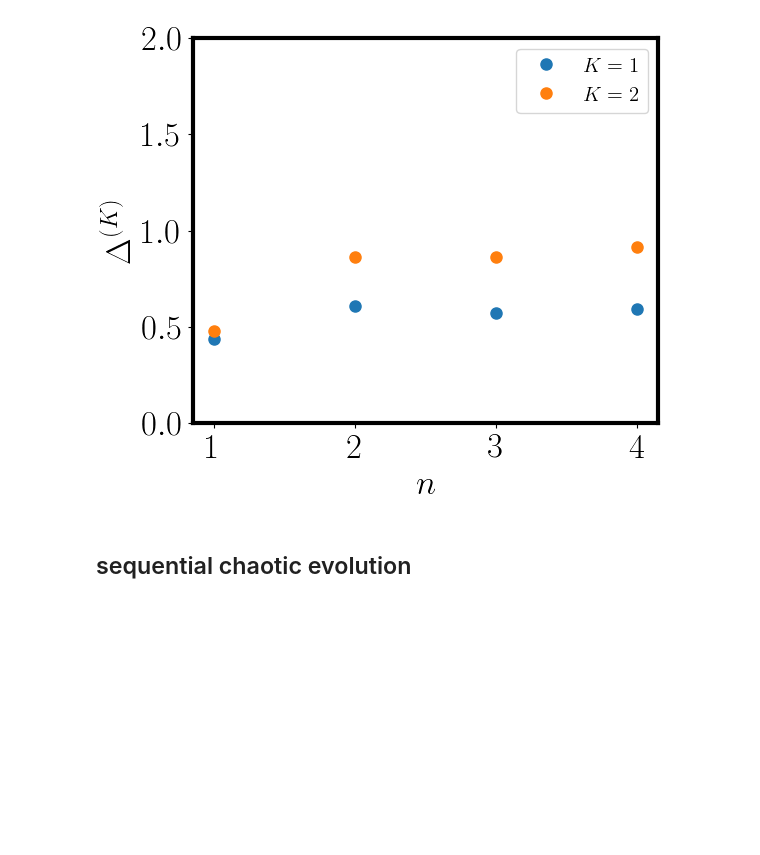
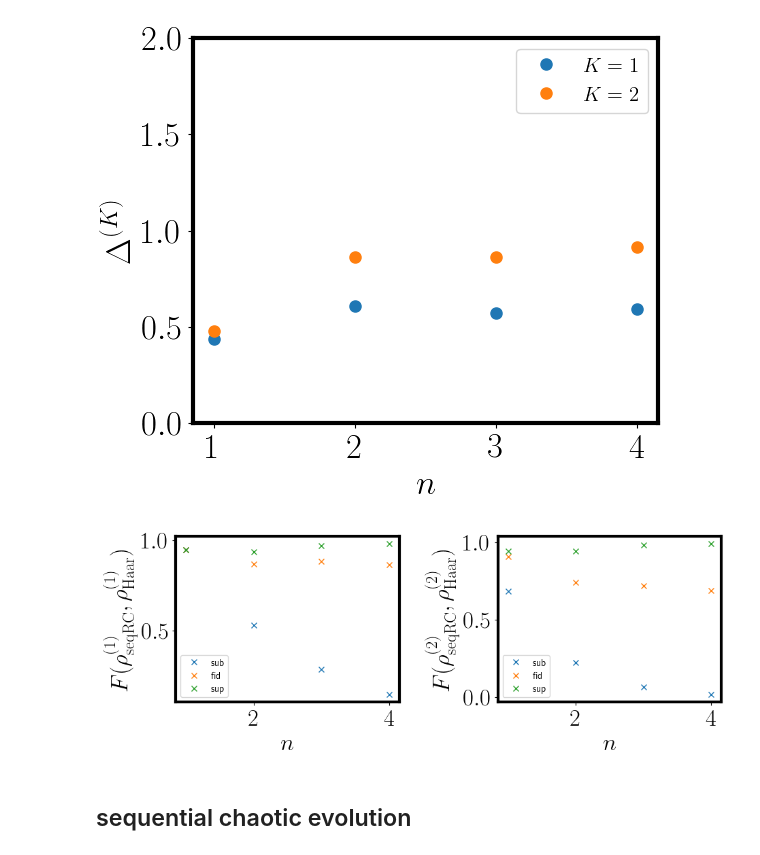
Before and after one commit to bzGit06/HaarQML, a Jupyter notebook: QTM_haar.ipynb, the cells around one changed output. Saved outputs shown, nothing was run; the diff lists cells and outputs as text; code cells hidden in the pictures; blank space fills up the shorter version.

```diff
--- a/QTM_haar.ipynb
+++ b/QTM_haar.ipynb
@@ -464,6 +494,27 @@ ax.set_xticks(ns[:-1])
  <matplotlib.axis.XTick at 0x...>,
  <matplotlib.axis.XTick at 0x...>]
 [figure]
+# %%
+fids = np.load('data/haarSeq/gSRCfids_na1.npy')
+
+fig, axs = plt.subplots(1, 2, figsize=(10, 4))
+axs[0].plot(ns[:-1], fids[0, 0], 'x', label='sub')
+axs[0].plot(ns[:-1], fids[1, 0], 'x', label='fid')
+axs[0].plot(ns[:-1], fids[2, 0], 'x', label='sup')
+axs[0].set_ylabel(r'$F(\rho_{\rm seqRC}^{(1)}, \rho_{\rm Haar}^{(1)})$')
+axs[0].set_xlabel(r'$n$')
+axs[0].legend(fontsize=10)
+
+axs[1].plot(ns[:-1], fids[0, 1], 'x', label='sub')
+axs[1].plot(ns[:-1], fids[1, 1], 'x', label='fid')
+axs[1].plot(ns[:-1], fids[2, 1], 'x', label='sup')
+axs[1].set_ylabel(r'$F(\rho_{\rm seqRC}^{(2)}, \rho_{\rm Haar}^{(2)})$')
+axs[1].set_xlabel(r'$n$')
+axs[1].legend(fontsize=10)
+
+plt.tight_layout()
+# %% [output]
+[figure, added]
 # %% [markdown]
 ## sequential chaotic evolution
 # %%
```
Also changed, not shown: parts of 10 cells of this notebook, 33 other files.
